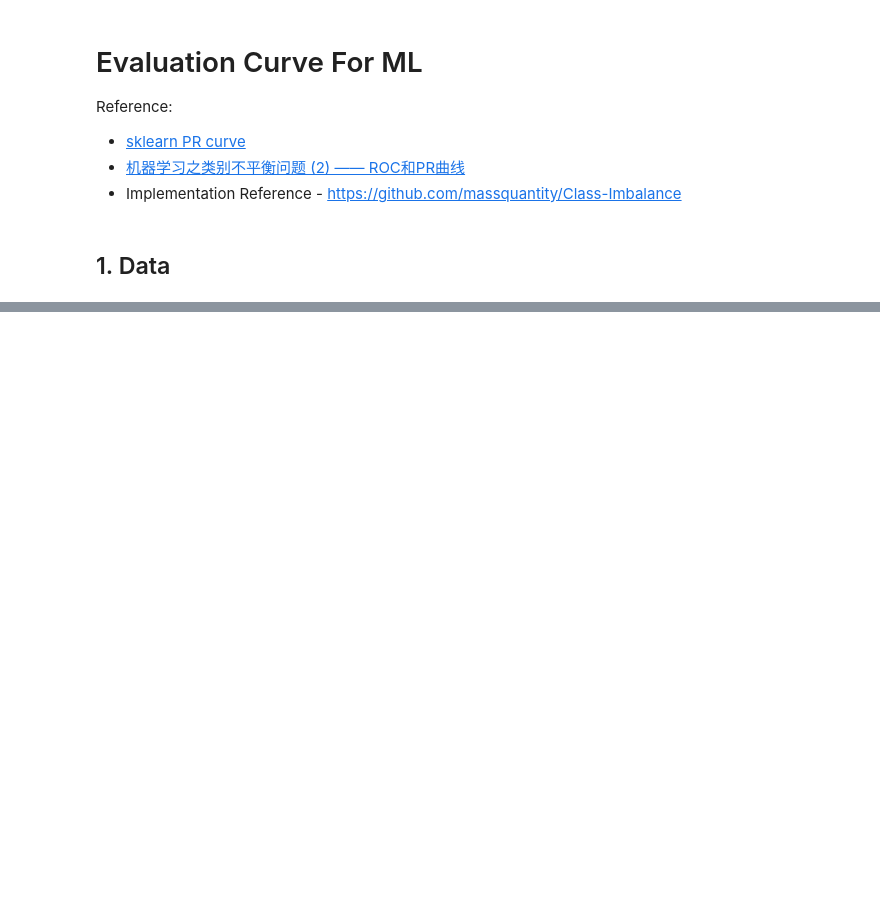
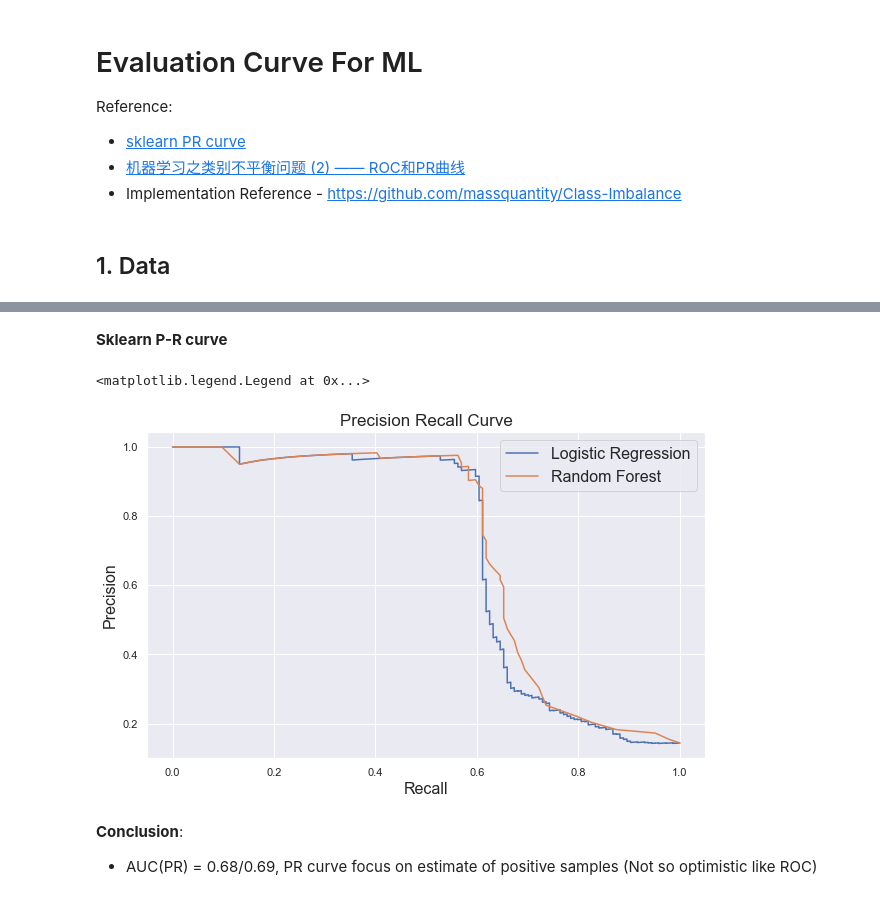
Before and after one commit to llv22/tensorflow_daily, a Jupyter notebook: 00_evaluation/eval_curve.ipynb, the cells around one changed output, grey strips where cells are left out. Cells and saved outputs as stored; diff of their text form; code cells hidden in the pictures; blank space fills up the shorter version.

```diff
--- a/00_evaluation/eval_curve.ipynb
+++ b/00_evaluation/eval_curve.ipynb
@@ -40,0 +50,16 @@ Text(11.335,0.5,'axis_2')
+# %%
+kf = StratifiedKFold(n_splits=2, random_state=42)
+for train_index, test_index in kf.split(X, y):
+    X_train, y_train, X_test, y_test = X[train_index], y[train_index], X[test_index], y[test_index]
+
+# Logistic regression
+lr = LogisticRegression(solver='lbfgs')
+lr.fit(X_train, y_train)
+# 999 * 2, Get positive probablity for each sample [:, 1]
+pos_prob_lr = lr.predict_proba(X_test)[:, 1]
+
+# Random forest, 0.22 will use 100 n_estimators
+rf = RandomForestClassifier(n_estimators=100)
+rf.fit(X_train, y_train)
+# 999 * 2, Get positive probablity for each sample [:, 1]
+pos_prob_rf = rf.predict_proba(X_test)[:, 1]
@@ -41 +118,21 @@ Text(11.335,0.5,'axis_2')
+# %% [markdown]
+**Sklearn P-R curve**
+# %%
+precision_lr, recall_lr, pos_seq_lr = precision_recall_curve(y_test, pos_prob_lr)
+precision_rf, recall_rf, pos_seq_rf = precision_recall_curve(y_test, pos_prob_rf)
+
+# draw PR-curve
+plt.figure(figsize=(10, 6))
+plt.plot(recall_lr, precision_lr, label="Logistic Regression")
+plt.plot(recall_rf, precision_rf, label="Random Forest")
+plt.xlabel("Recall", fontsize=16)
+plt.ylabel("Precision", fontsize=16)
+plt.title("Precision Recall Curve", fontsize=17)
+plt.legend(fontsize=16)
+# %% [output]
+<matplotlib.legend.Legend at 0x...>
+[figure, added]
+# %% [markdown]
+**Conclusion**:
+* AUC(PR) = 0.68/0.69, PR curve focus on estimate of positive samples (Not so optimistic like ROC)
 # %% [markdown]
```
Also changed, not shown: parts of 23 cells of this notebook, 3 other files.
